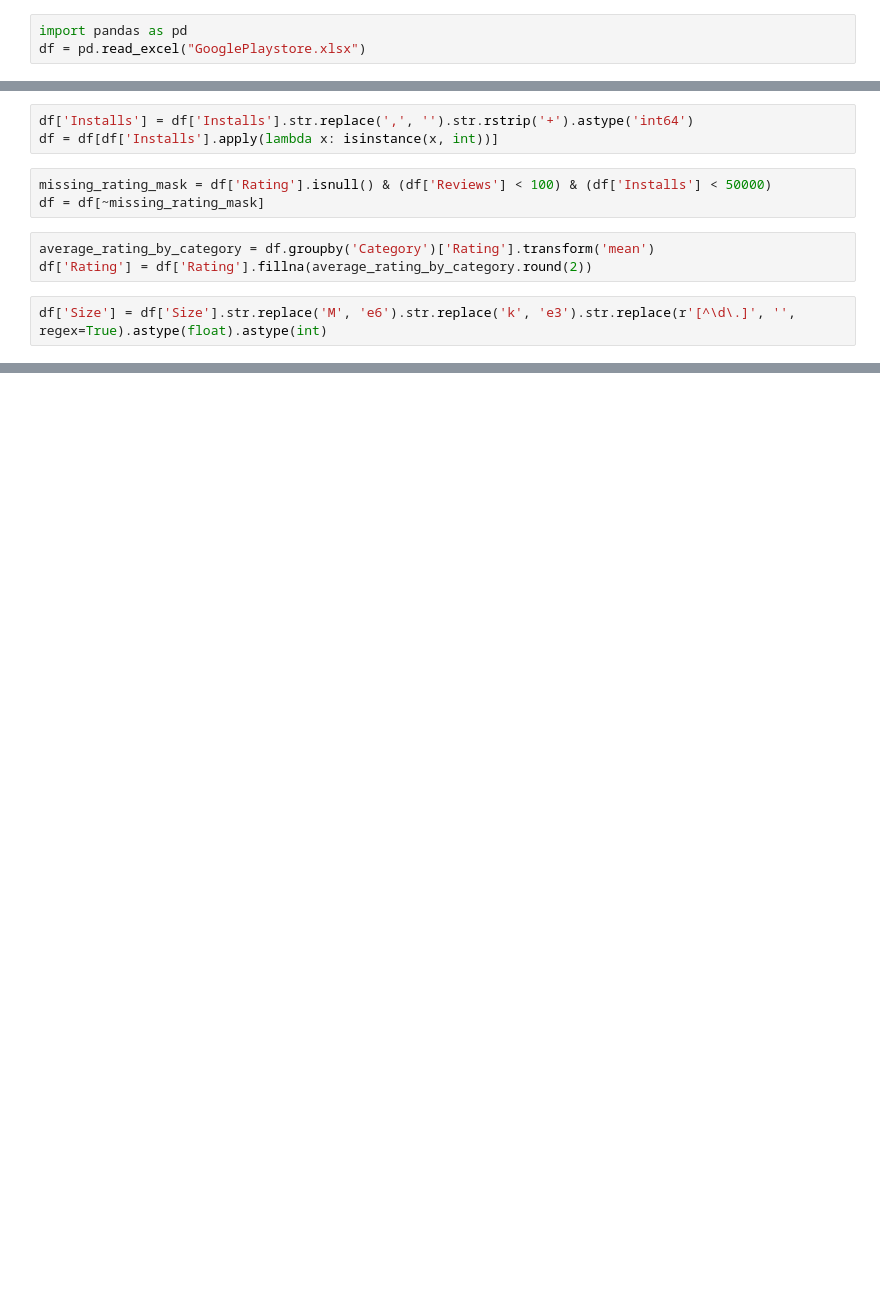
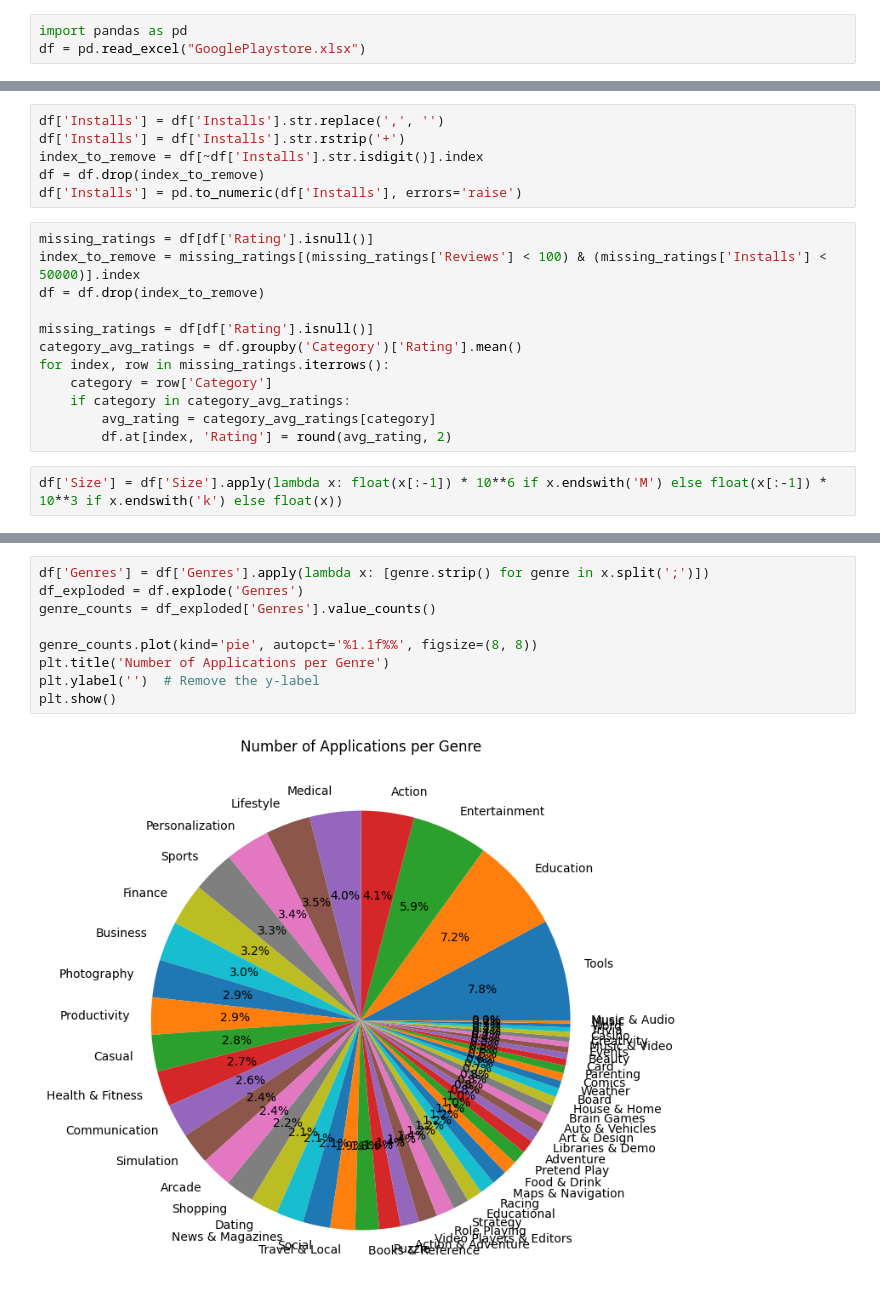
Before and after one commit to woogyeom/CS210-Assignment-3, a Jupyter notebook: Problem3.ipynb, the cells around one changed output, grey strips where cells are left out. Saved outputs shown, nothing was run; the diff lists cells and outputs as text; blank space fills up the shorter version.

```diff
--- a/Problem3.ipynb
+++ b/Problem3.ipynb
@@ -12,11 +15,20 @@ df['Android Ver'] = df['Android Ver'].str.replace(r'\s+and\s+up|\s+\-\s+\d+(\.\d
 # %%
-df['Installs'] = df['Installs'].str.replace(',', '').str.rstrip('+').astype('int64')
-df = df[df['Installs'].apply(lambda x: isinstance(x, int))]
+df['Installs'] = df['Installs'].str.replace(',', '')
+df['Installs'] = df['Installs'].str.rstrip('+')
+index_to_remove = df[~df['Installs'].str.isdigit()].index
+df = df.drop(index_to_remove)
+df['Installs'] = pd.to_numeric(df['Installs'], errors='raise')
 # %%
-missing_rating_mask = df['Rating'].isnull() & (df['Reviews'] < 100) & (df['Installs'] < 50000)
-df = df[~missing_rating_mask]
+missing_ratings = df[df['Rating'].isnull()]
+index_to_remove = missing_ratings[(missing_ratings['Reviews'] < 100) & (missing_ratings['Installs'] < 50000)].index
+df = df.drop(index_to_remove)
+
+missing_ratings = df[df['Rating'].isnull()]
+category_avg_ratings = df.groupby('Category')['Rating'].mean()
+for index, row in missing_ratings.iterrows():
+    category = row['Category']
+    if category in category_avg_ratings:
+        avg_rating = category_avg_ratings[category]
+        df.at[index, 'Rating'] = round(avg_rating, 2)
-# %%
-average_rating_by_category = df.groupby('Category')['Rating'].transform('mean')
-df['Rating'] = df['Rating'].fillna(average_rating_by_category.round(2))
 # %%
-df['Size'] = df['Size'].str.replace('M', 'e6').str.replace('k', 'e3').str.replace(r'[^\d\.]', '', regex=True).astype(float).astype(int)
+df['Size'] = df['Size'].apply(lambda x: float(x[:-1]) * 10**6 if x.endswith('M') else float(x[:-1]) * 10**3 if x.endswith('k') else float(x))
@@ -24,0 +127,11 @@ df.to_excel("result1.xlsx", index=False)
+# %%
+df['Genres'] = df['Genres'].apply(lambda x: [genre.strip() for genre in x.split(';')])
+df_exploded = df.explode('Genres')
+genre_counts = df_exploded['Genres'].value_counts()
+
+genre_counts.plot(kind='pie', autopct='%1.1f%%', figsize=(8, 8))
+plt.title('Number of Applications per Genre')
+plt.ylabel('')  # Remove the y-label
+plt.show()
+# %% [output]
+[figure, added]
```
Also changed, not shown: parts of 15 cells of this notebook, 3 other files.
